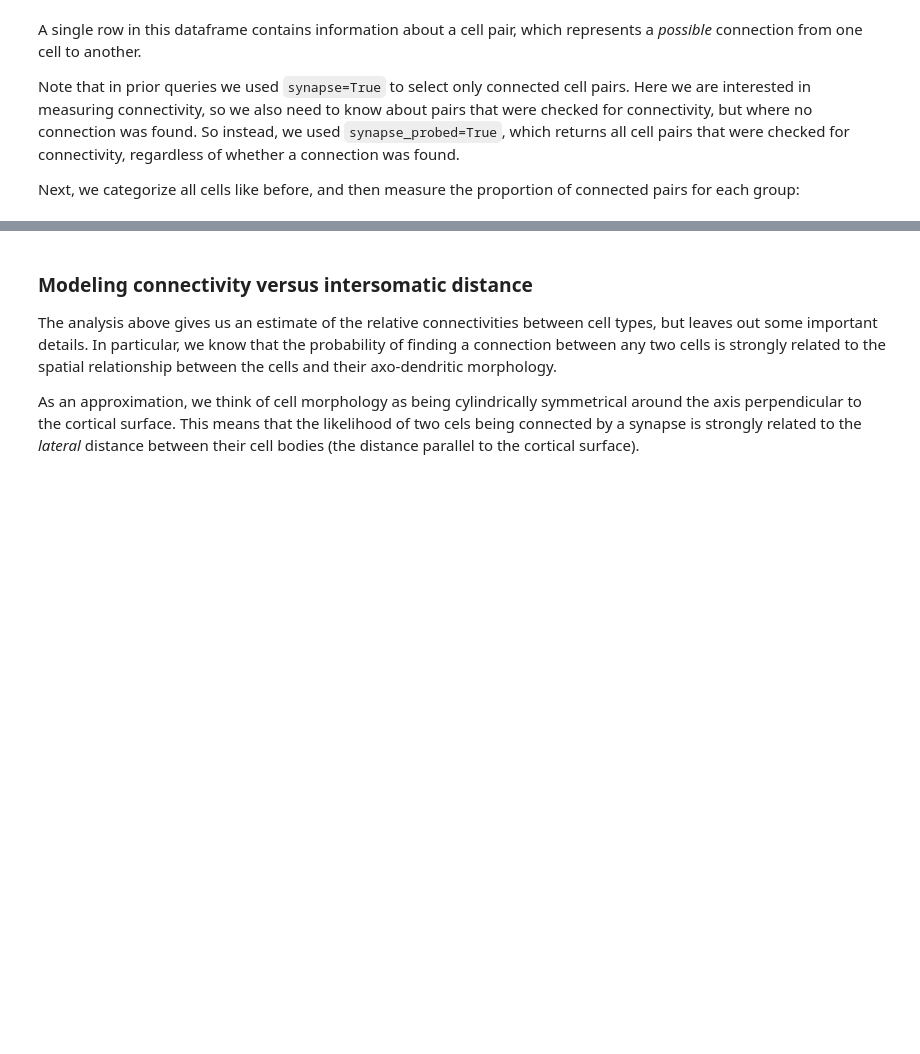
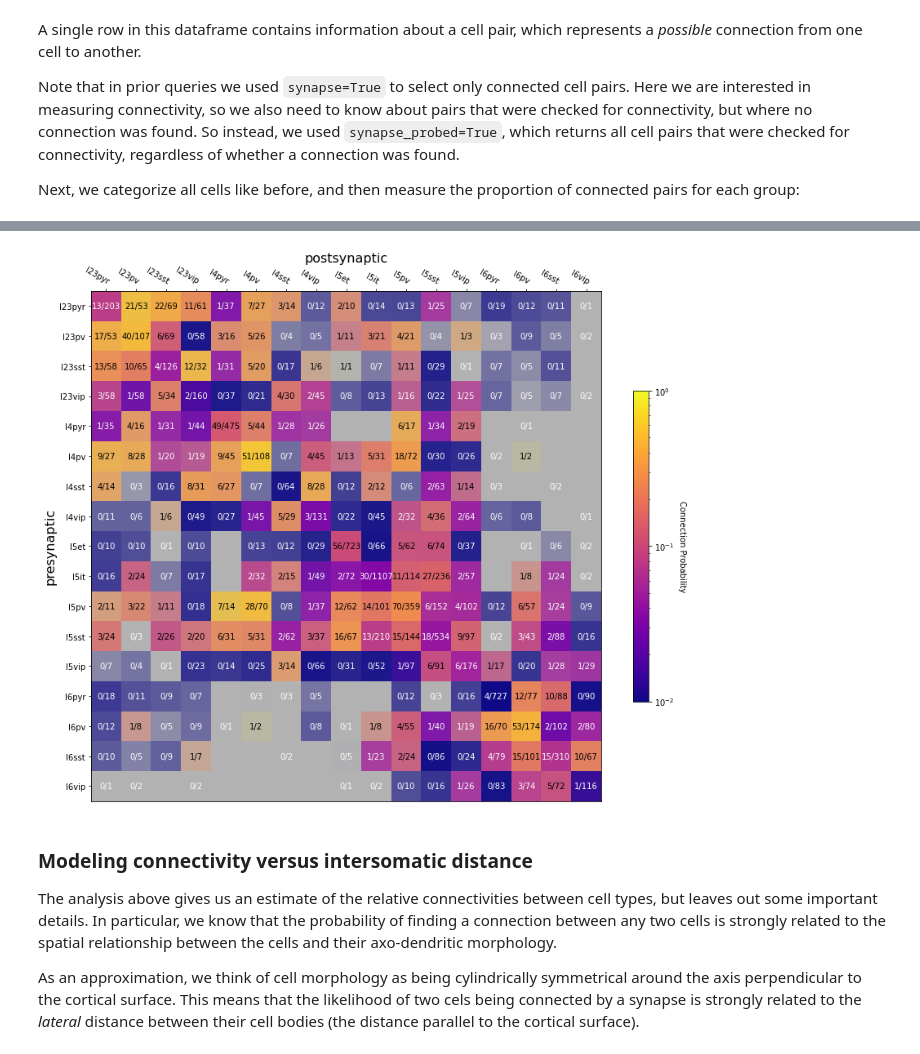
Before and after one commit to SophieW722/aisynphys, a Jupyter notebook: doc/tutorial.ipynb, the cells around one changed output, grey strips where cells are left out. Saved outputs shown, nothing was run; the diff lists cells and outputs as text; code cells hidden in the pictures; blank space fills up the shorter version.

```diff
--- a/doc/tutorial.ipynb
+++ b/doc/tutorial.ipynb
@@ -281,3 +314,42 @@ connected / probed
+# %%
+cell_category_criteria = {
+    'l23pyr': {'dendrite_type': 'spiny',       'cortical_layer': '2/3'},
+    'l23pv':  {'cre_type': 'pvalb',            'cortical_layer': '2/3'},
+    'l23sst': {'cre_type': 'sst',              'cortical_layer': '2/3'},
+    'l23vip': {'cre_type': 'vip',              'cortical_layer': '2/3'},
+    'l4pyr':  {'cre_type': ('nr5a1', 'rorb'),  'cortical_layer': '4'},
+    'l4pv':   {'cre_type': 'pvalb',            'cortical_layer': '4'},
+    'l4sst':  {'cre_type': 'sst',              'cortical_layer': '4'},
+    'l4vip':  {'cre_type': 'vip',              'cortical_layer': '4'},
+    'l5et':   {'cre_type': ('sim1', 'fam84b'), 'cortical_layer': '5'},
+    'l5it':   {'cre_type': 'tlx3',             'cortical_layer': '5'},
+    'l5pv':   {'cre_type': 'pvalb',            'cortical_layer': '5'},
+    'l5sst':  {'cre_type': 'sst',              'cortical_layer': '5'},
+    'l5vip':  {'cre_type': 'vip',              'cortical_layer': '5'},
+    'l6pyr':  {'cre_type': 'ntsr1',            'cortical_layer': ('6a','6b')},
+    'l6pv':   {'cre_type': 'pvalb',            'cortical_layer': ('6a','6b')},
+    'l6sst':  {'cre_type': 'sst',              'cortical_layer': ('6a','6b')},
+    'l6vip':  {'cre_type': 'vip',              'cortical_layer': ('6a','6b')},
+}
+
+cell_categories = {k:CellClass(name=k, **v) for k,v in cell_category_criteria.items()}
+# %%
+from aisynphys.ui.notebook import generate_connectivity_matrix
+
+fig, ax = plt.subplots(figsize=(14,14))
+
+generate_connectivity_matrix(
+    db=db,
+    cell_classes=cell_categories,
+    pair_query_args={
+        'experiment_type': 'standard multipatch',
+        'species': 'mouse',
+        'synapse_probed': 'True',
+    },
+    ax=ax,
+);
+# %% [output]
+[figure, added]
 # %% [markdown]
 ### Modeling connectivity versus intersomatic distance
 
```
Also changed, not shown: parts of 23 cells of this notebook, 3 other files.
